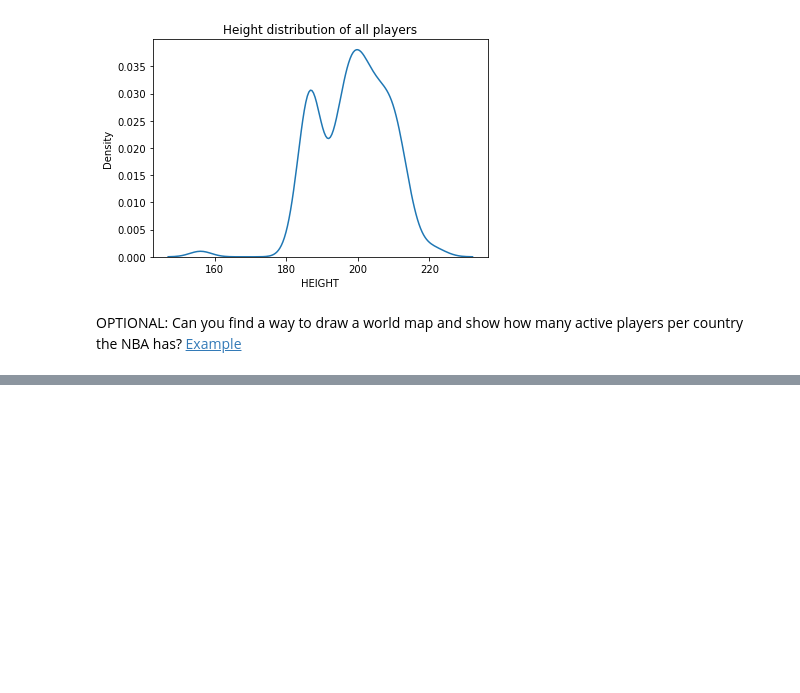
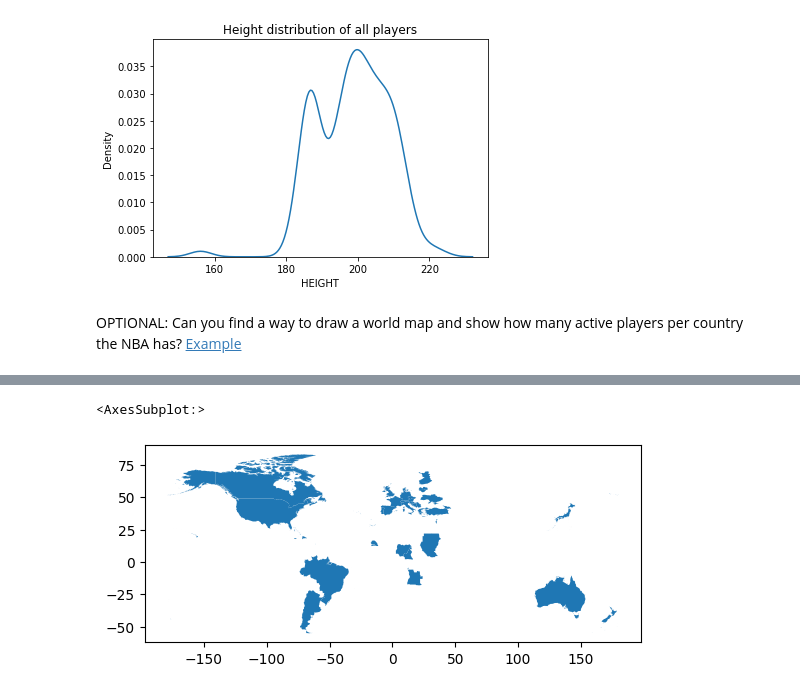
Before and after one commit to JeanetteZamora/Anyone_sprint1, a Jupyter notebook: AnyoneAI_Project1.ipynb, the cells around one changed output, grey strips where cells are left out. Saved outputs shown, nothing was run; the diff lists cells and outputs as text; code cells hidden in the pictures; blank space fills up the shorter version.

```diff
--- a/AnyoneAI_Project1.ipynb
+++ b/AnyoneAI_Project1.ipynb
@@ -652,0 +716,4 @@ OPTIONAL: Can you find a way to draw a world map and show how many active player
+# %%
+origin.at[39, 'COUNTRY_OF_ORIGIN'] = "United States"
+# %%
+world_gdf = world_gdf[["NAME", "geometry"]]
@@ -652,0 +740,2 @@ OPTIONAL: Can you find a way to draw a world map and show how many active player
+# %%
+world_gdf = world_gdf.merge(origin[["COUNTRY_OF_ORIGIN", "Quantity"]], left_on="NAME", right_on="COUNTRY_OF_ORIGIN", how="left")
@@ -652,0 +762,7 @@ OPTIONAL: Can you find a way to draw a world map and show how many active player
+# %%
+world_gdf = world_gdf[~world_gdf["Quantity"].isna()].reset_index()
+# %%
+world_gdf.plot()
+# %% [output]
+<AxesSubplot:>
+[figure, added]
```
Also changed, not shown: parts of 11 cells of this notebook, 11 other files.
